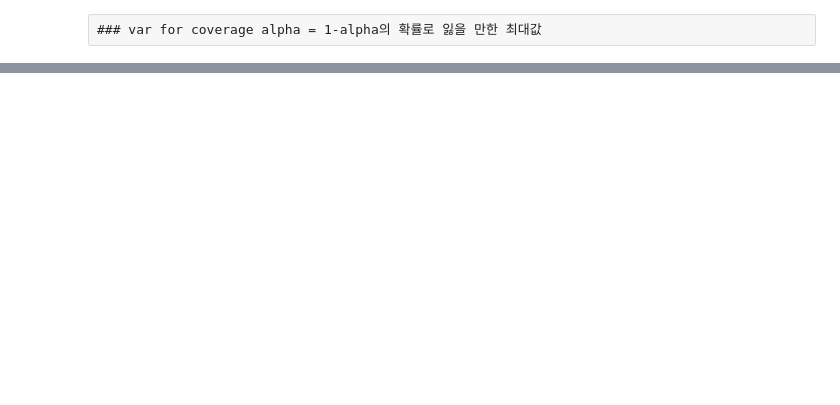
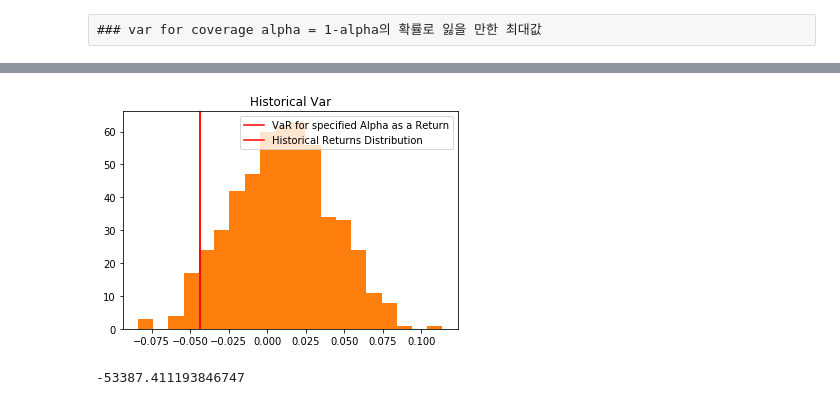
Before and after one commit to essemfly/jupyter, a Jupyter notebook: quantonian/Lec34_VarCvar.ipynb, the cells around one changed output, grey strips where cells are left out. Cells and saved outputs as stored; diff of their text form; code cells hidden in the pictures; blank space fills up the shorter version.

Commit message:
Study var and cvar

```diff
--- a/quantonian/Lec34_VarCvar.ipynb
+++ b/quantonian/Lec34_VarCvar.ipynb
@@ -106,0 +130,16 @@ returns.iloc[-520:].dot(weights)
+# %%
+lookback_days = 520
+alpha = 0.95
+
+portfolio_returns = returns.fillna(0.0).iloc[-lookback_days:].dot(weights)
+
+portfolio_VaR = value_at_risk(value_invested, returns, weights, alpha=0.95)
+portfolio_VaR_return = portfolio_VaR / value_invested
+
+plt.hist(portfolio_returns, bins = 20)
+plt.axvline(portfolio_VaR_return, color='red', linestyle='solid')
+plt.legend(['VaR for specified Alpha as a Return', 'Historical Returns Distribution'])
+plt.title('Historical Var')
+plt.show()
+# %% [output]
+[figure, added]
@@ -106,0 +155,4 @@ returns.iloc[-520:].dot(weights)
+# %%
+cvar(value_invested, returns, weights, lookback_days=520)
+# %% [output]
+-53387.411193846747
```
Also changed, not shown: parts of 10 cells of this notebook.
